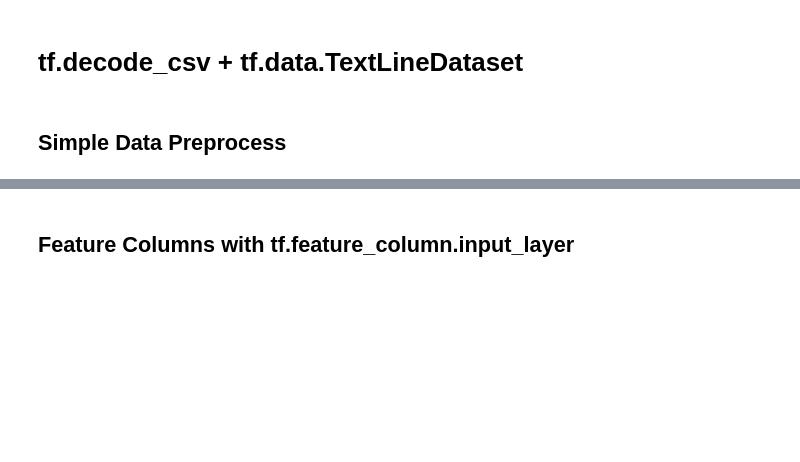
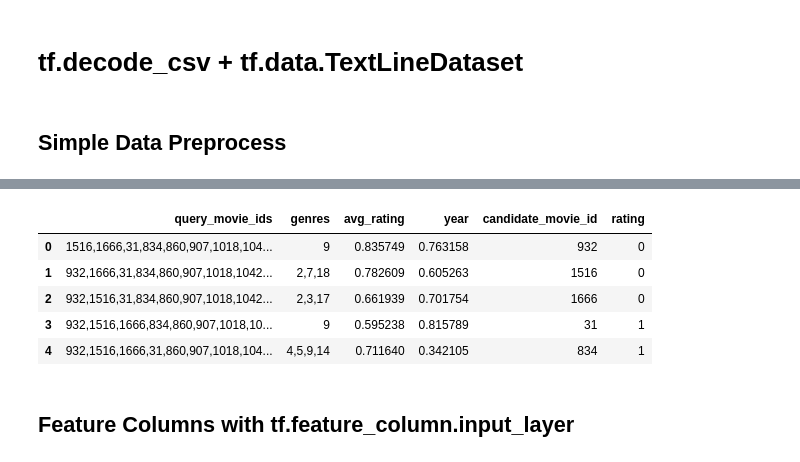
Before and after one commit to GaryChenCloudMile/recomm_prod, a Jupyter notebook: reco_mf_dnn/preproc.ipynb, the cells around one changed output, grey strips where cells are left out. Saved outputs shown, nothing was run; the diff lists cells and outputs as text; code cells hidden in the pictures; blank space fills up the shorter version.

```diff
--- a/reco_mf_dnn/preproc.ipynb
+++ b/reco_mf_dnn/preproc.ipynb
@@ -113,0 +195,12 @@ Wall time: 2.91 s
+# %%
+tr = pd.read_csv('./movielens.tr', names=schema.cols)
+vl = pd.read_csv('./movielens.vl', names=schema.cols)
+# %%
+tr.head()
+# %% [output]
+|  | query_movie_ids | genres | avg_rating | year | candidate_movie_id | rating |
+| 0 | 1516,1666,31,834,860,907,1018,104... | 9 | 0.835749 | 0.763158 | 932 | 0 |
+| 1 | 932,1666,31,834,860,907,1018,1042... | 2,7,18 | 0.782609 | 0.605263 | 1516 | 0 |
+| 2 | 932,1516,31,834,860,907,1018,1042... | 2,3,17 | 0.661939 | 0.701754 | 1666 | 0 |
+| 3 | 932,1516,1666,834,860,907,1018,10... | 9 | 0.595238 | 0.815789 | 31 | 1 |
+| 4 | 932,1516,1666,31,860,907,1018,104... | 4,5,9,14 | 0.711640 | 0.342105 | 834 | 1 |
```
Also changed, not shown: parts of 15 cells of this notebook, 3 other files.
